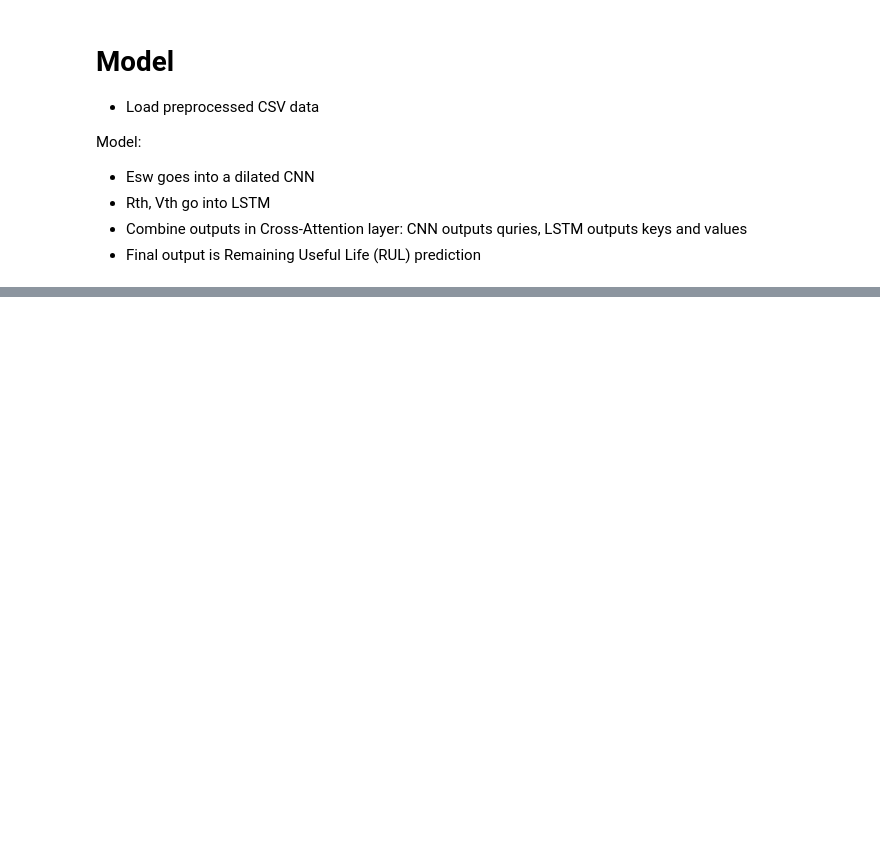
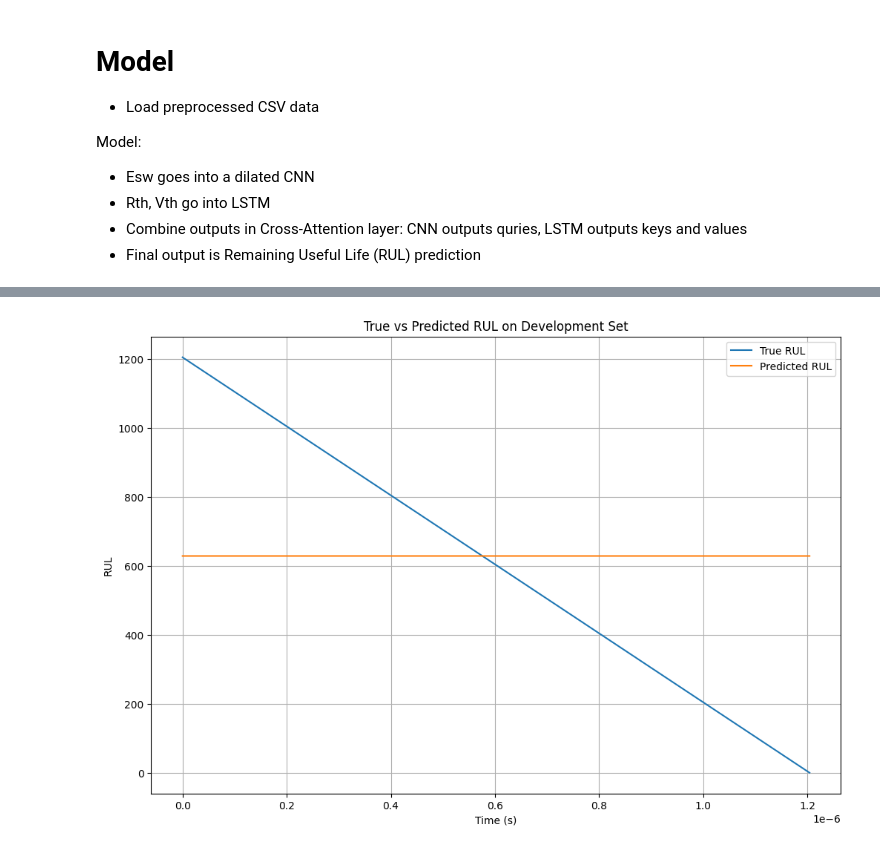
Before and after one commit to snorklerjoe/lifetime-prediction-machine-learning, a Jupyter notebook: model.ipynb, the cells around one changed output, grey strips where cells are left out. Drawn from its saved outputs; the diff is of its cells as text; code cells hidden in the pictures; blank space fills up the shorter version.

```diff
--- a/model.ipynb
+++ b/model.ipynb
@@ -163,0 +172,18 @@ Epoch 50/50, Train Loss: 149266.6615, Dev Loss: 316528.3438
+# %%
+# Plot estimated RUL vs True RUL for the development set
+
+pred_rul = model(torch.tensor(data_dev['Esw'].values, dtype=torch.float32).unsqueeze(0).unsqueeze(-1).to(device),
+                 torch.tensor(data_dev[['Rth', 'Vt']].values, dtype=torch.float32).unsqueeze(0).to(device)).squeeze().cpu().detach().numpy()
+true_rul = data_dev['RUL'].values
+
+plt.figure(figsize=(12, 8))
+plt.plot(data_dev['time'], true_rul, label="True RUL")
+plt.plot(data_dev['time'], pred_rul, label="Predicted RUL")
+plt.title("True vs Predicted RUL on Development Set")
+plt.xlabel("Time (s)")
+plt.ylabel("RUL")
+plt.legend()
+plt.grid()
+plt.show()
+# %% [output]
+[figure, added]
```
Also changed, not shown: parts of 4 cells of this notebook, 3 other files.
